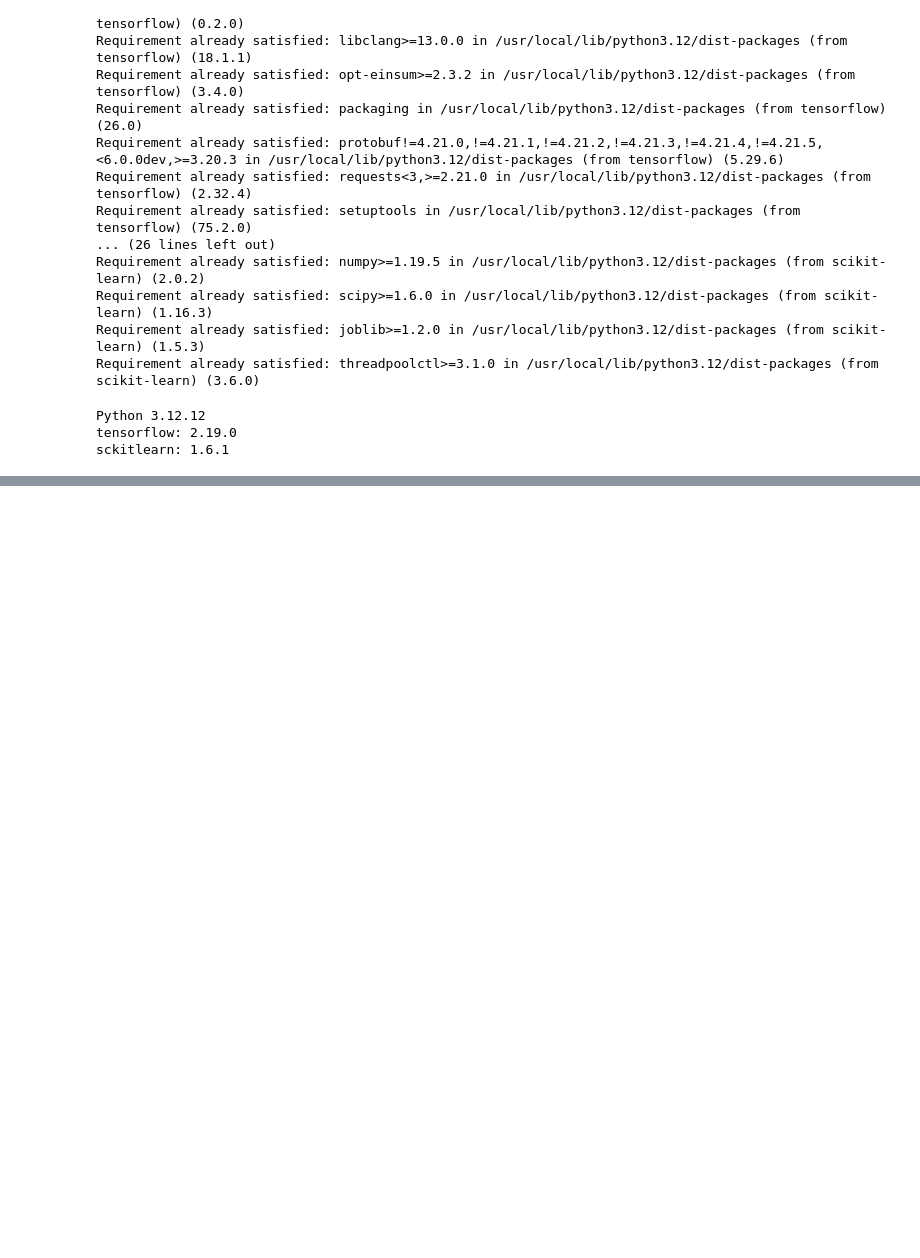
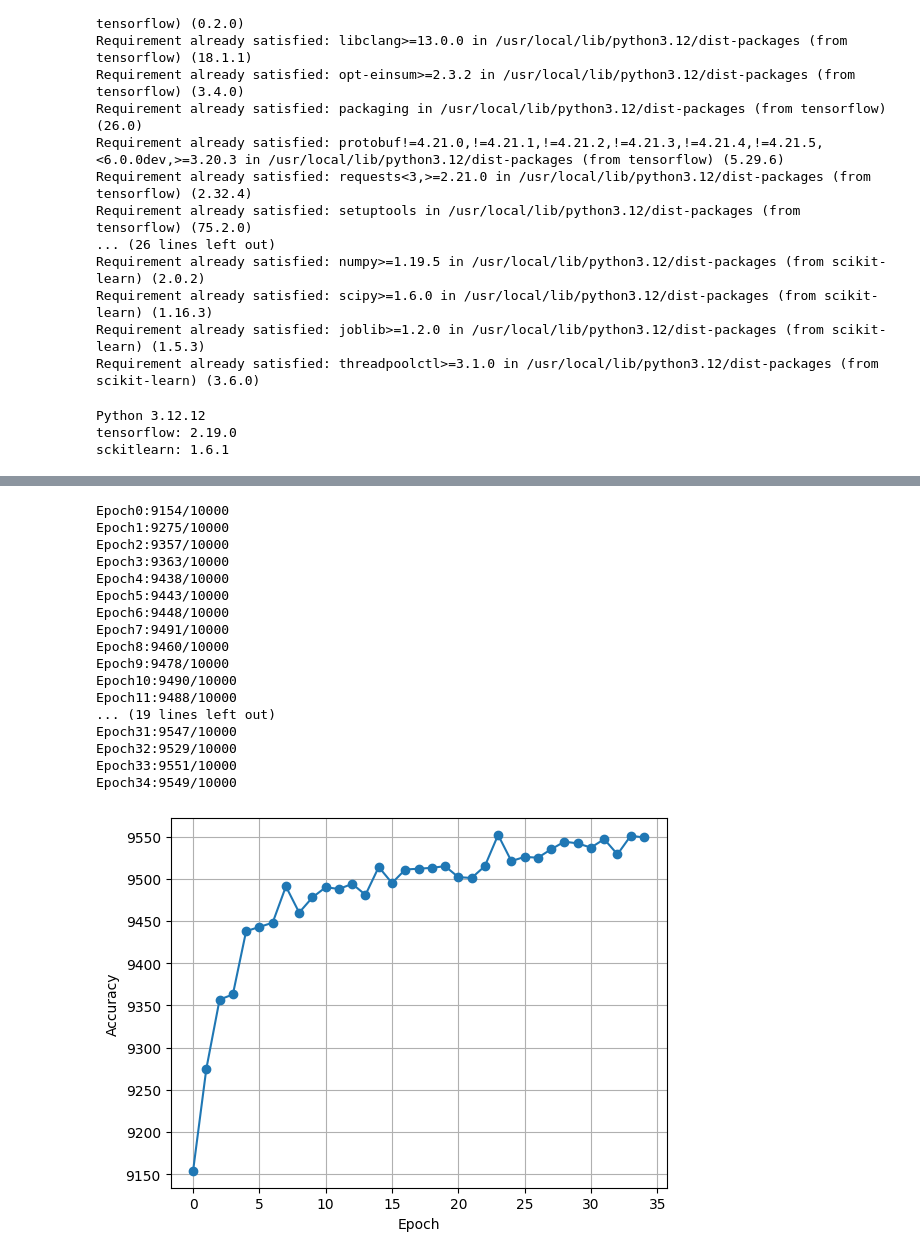
Before and after one commit to wr2401/codelearning, a Jupyter notebook: BP.ipynb, the cells around one changed output, grey strips where cells are left out. Drawn from its saved outputs; the diff is of its cells as text; code cells hidden in the pictures; blank space fills up the shorter version.

```diff
--- a/BP.ipynb
+++ b/BP.ipynb
@@ -69,0 +54,7 @@ class network(object):
+# %%
+def plot_accuracies(accuracies):
+  plt.plot(accuracies,'o-')
+  plt.xlabel('Epoch')
+  plt.ylabel('Accuracy')
+  plt.grid(True)
+  plt.show()
@@ -69,0 +123,31 @@ class network(object):
+# %%
+(x_train,y_train),(x_test,y_test)=mnist.load_data()
+x_train=[x_train[i].reshape(784,1)/255 for i in range(x_train.shape[0])]
+y_train=to_categorical(y_train,10)
+#print(y_train[0].shape,y_train[0])
+y_train=[y_train[i].reshape(10,1) for i in range(y_train.shape[0])]
+training_data=list(zip(x_train,y_train))
+x_test=[x_test[i].reshape(784,1)/255 for i in range(x_test.shape[0])]
+test_data=list(zip(x_test,y_test))
+net=Network([784,35,10])
+net.SGD(training_data,35,10,3.0,test_data=test_data)
+plot_accuracies(net.test_accuracies)
+# %% [output]
+Epoch0:9154/10000
+Epoch1:9275/10000
+Epoch2:9357/10000
+Epoch3:9363/10000
+Epoch4:9438/10000
+Epoch5:9443/10000
+Epoch6:9448/10000
+Epoch7:9491/10000
+Epoch8:9460/10000
+Epoch9:9478/10000
+Epoch10:9490/10000
+Epoch11:9488/10000
+... (19 lines left out)
+Epoch31:9547/10000
+Epoch32:9529/10000
+Epoch33:9551/10000
+Epoch34:9549/10000
+[figure, added]
```
Also changed, not shown: parts of 4 cells of this notebook.
